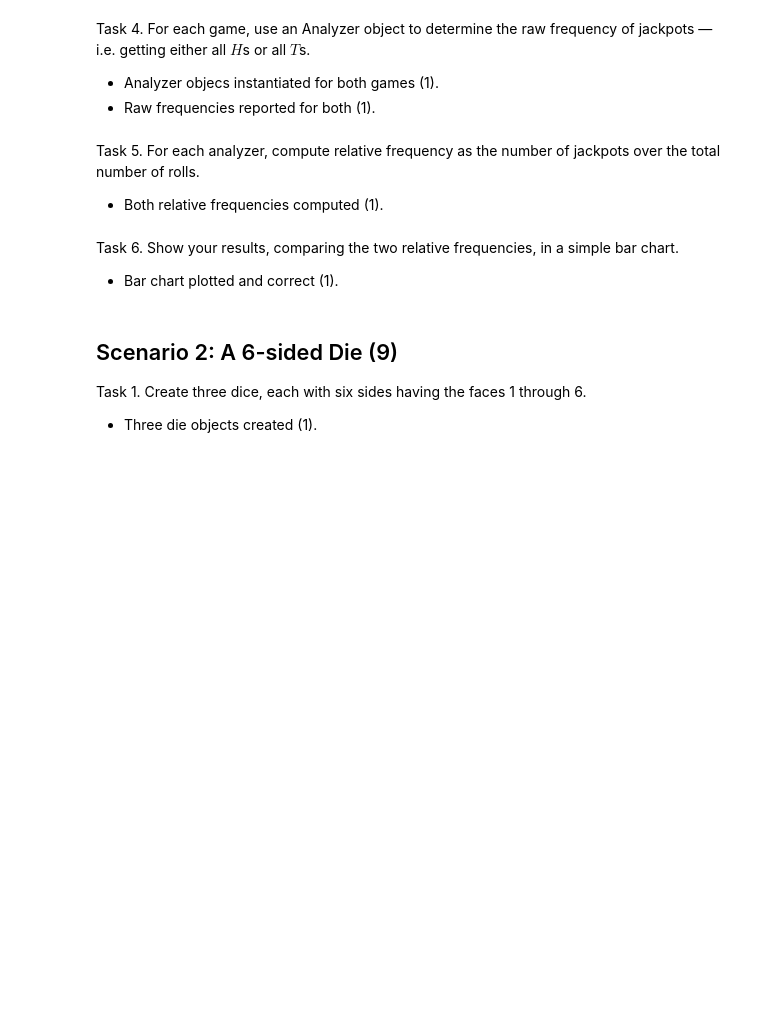
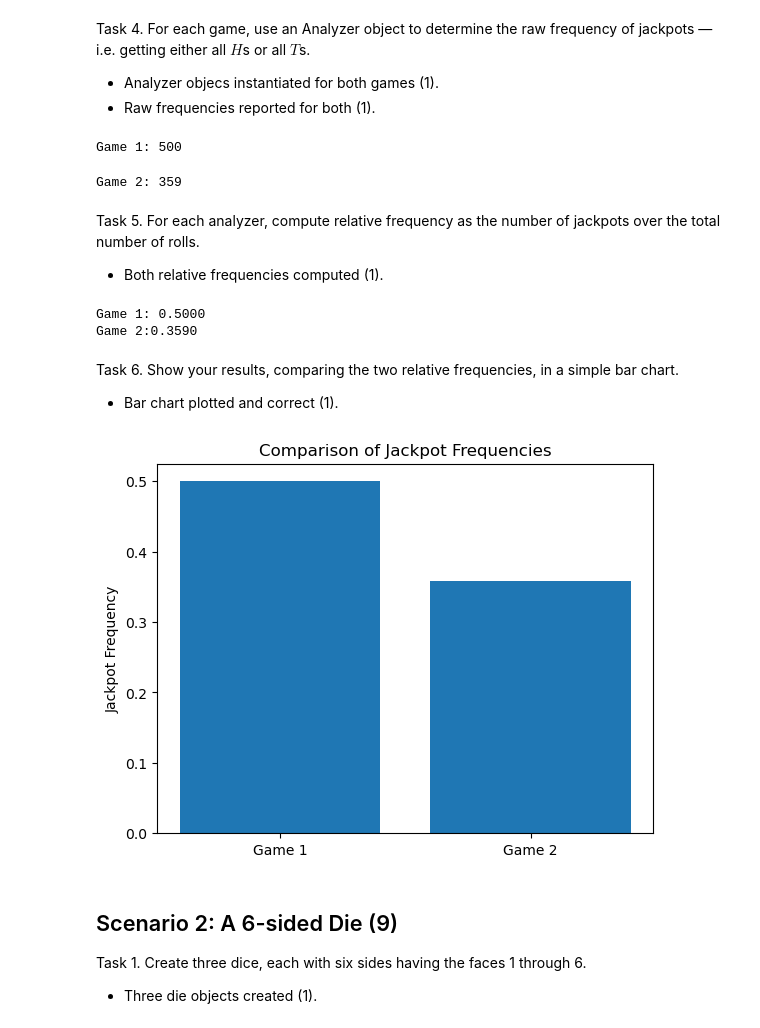
Before and after one commit to shriyakuruba/PROJECT, a Jupyter notebook: DS51200_FinalProjectTemplate.ipynb, the cells around one changed output. Cells and saved outputs as stored; diff of their text form; code cells hidden in the pictures; blank space fills up the shorter version.

```diff
--- a/DS51200_FinalProjectTemplate.ipynb
+++ b/DS51200_FinalProjectTemplate.ipynb
@@ -518,3 +625,8 @@ Task 3. Play another game (using a new Game object) of $1000$ flips, this time u
 
 - New game object created (1).
 - Play method called correclty and without error (1).
+# %%
+game2 = Game([unfair_coin, unfair_coin, fair_coin])
+
+game2.play(1000)
+print(game2.show('wide'))
@@ -523,14 +651,51 @@ Task 4. For each game, use an Analyzer object to determine the raw frequency of
 
 - Analyzer objecs instantiated for both games (1).
 - Raw frequencies reported for both (1).
+# %%
+analyzer1 = Analyzer(game1)
+jackpot1 = analyzer1.jackpot()
+print(f"Game 1: {jackpot1}")
+# %% [output]
+Game 1: 500
+# %%
+analyzer2 = Analyzer(game2)
+jackpot2 = analyzer2.jackpot()
+print(f"Game 2: {jackpot2}")
+# %% [output]
+Game 2: 359
 # %% [markdown]
 Task 5. For each analyzer, compute relative frequency as the number of jackpots over the total number of rolls.
 
 - Both relative frequencies computed (1).
+# %%
+total_rolls_game1 = analyzer1.results.shape[0]
+total_rolls_game2 = analyzer2.results.shape[0]
+
+relative_freq1 = jackpot1 / total_rolls_game1
+relative_freq2 = jackpot2 / total_rolls_game2
+
+print(f"Game 1: {relative_freq1:.4f}")
+print(f"Game 2:{relative_freq2:.4f}")
+# %% [output]
+Game 1: 0.5000
+Game 2:0.3590
 # %% [markdown]
 Task 6. Show your results, comparing the two relative frequencies, in a simple bar chart.
 
 - Bar chart plotted and correct (1).
+# %%
+import matplotlib.pyplot as plt
+
+labels = ['Game 1', 'Game 2']
+frequencies = [relative_freq1, relative_freq2]
+
+plt.bar(labels, frequencies)
+plt.ylabel('Jackpot Frequency')
+plt.title('Comparison of Jackpot Frequencies')
+
+plt.show()
+# %% [output]
+[figure, added]
 # %% [markdown]
 ## Scenario 2: A 6-sided Die (9)
 
```
Also changed, not shown: parts of 25 cells of this notebook, 5 other files.
